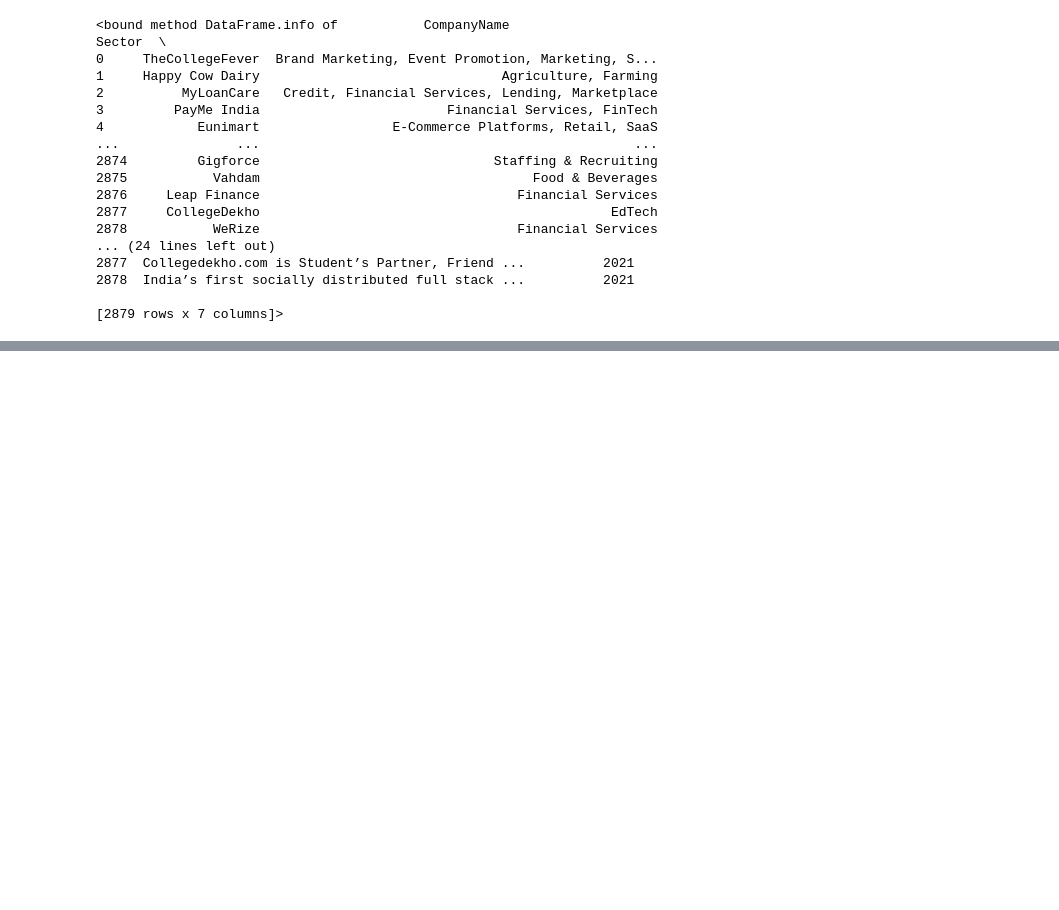
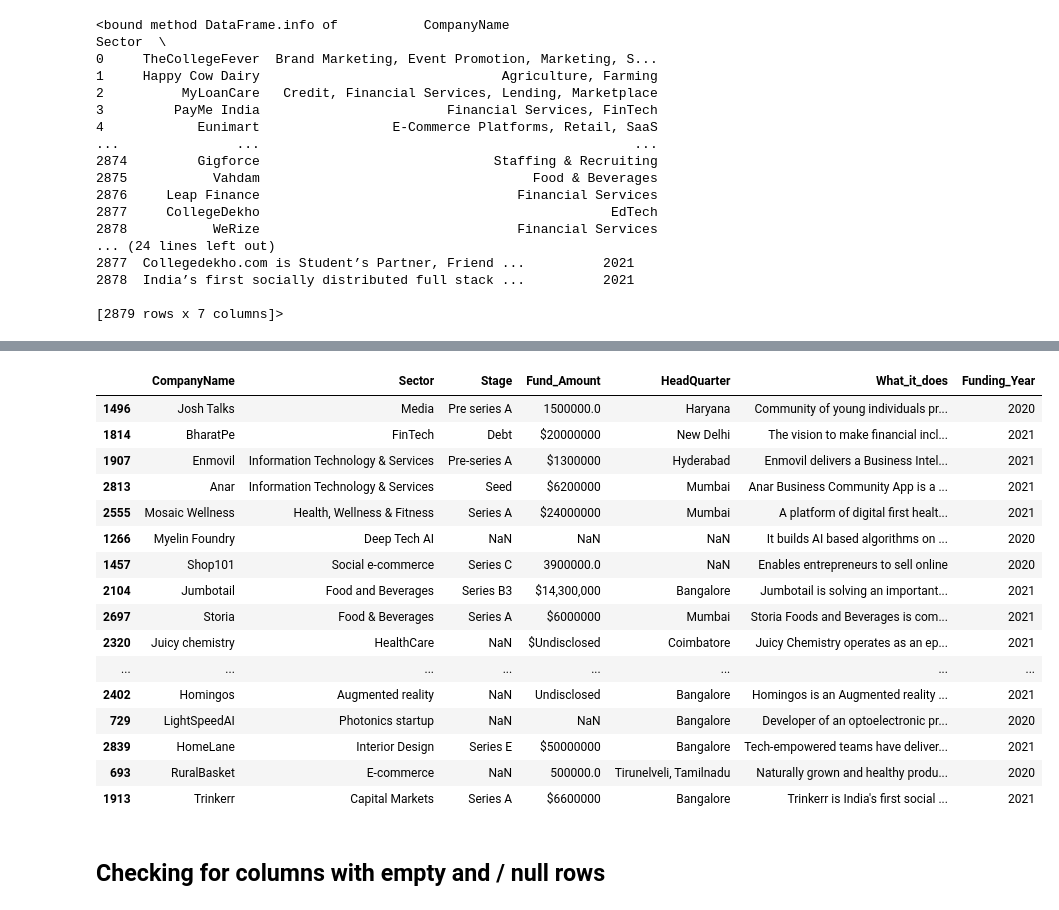
Before and after one commit to Safowaa/India-Start-Up-Funding-Data-Analysis, a Jupyter notebook: Main.ipynb, the cells around one changed output, grey strips where cells are left out. Drawn from its saved outputs; the diff is of its cells as text; code cells hidden in the pictures; blank space fills up the shorter version.

```diff
--- a/Main.ipynb
+++ b/Main.ipynb
@@ -801,3 +801,25 @@ combined21_18.head(20)
 | 17 | Fyle | Accounting, Business Information ... | Seed | 1100000 | Bengaluru, Karnataka, India | Fyle is an intelligent expense ma... | 2018 |
 | 18 | AppWharf | Artificial Intelligence, Product ... | Seed | — | New Delhi, Delhi, India | Appwharf is an intelligent assist... | 2018 |
 | 19 | Antariksh Waste Ventures Pvt ltd | Internet of Things, Waste Management | Seed | ₹500,000 | Chennai, Tamil Nadu, India | Waste Management for Smart Cities | 2018 |
+# %%
+combined21_18.sample(n=20)
+# %% [output]
+|  | CompanyName | Sector | Stage | Fund_Amount | HeadQuarter | What_it_does | Funding_Year |
+| 1496 | Josh Talks | Media | Pre series A | 1500000.0 | Haryana | Community of young individuals pr... | 2020 |
+| 1814 | BharatPe | FinTech | Debt | $20000000 | New Delhi | The vision to make financial incl... | 2021 |
+| 1907 | Enmovil | Information Technology & Services | Pre-series A | $1300000 | Hyderabad | Enmovil delivers a Business Intel... | 2021 |
+| 2813 | Anar | Information Technology & Services | Seed | $6200000 | Mumbai | Anar Business Community App is a ... | 2021 |
+| 2555 | Mosaic Wellness | Health, Wellness & Fitness | Series A | $24000000 | Mumbai | A platform of digital first healt... | 2021 |
+| 1266 | Myelin Foundry | Deep Tech AI | NaN | NaN | NaN | It builds AI based algorithms on ... | 2020 |
+| 1457 | Shop101 | Social e-commerce | Series C | 3900000.0 | NaN | Enables entrepreneurs to sell online | 2020 |
+| 2104 | Jumbotail | Food and Beverages | Series B3 | $14,300,000 | Bangalore | Jumbotail is solving an important... | 2021 |
+| 2697 | Storia | Food & Beverages | Series A | $6000000 | Mumbai | Storia Foods and Beverages is com... | 2021 |
+| 2320 | Juicy chemistry | HealthCare | NaN | $Undisclosed | Coimbatore | Juicy Chemistry operates as an ep... | 2021 |
+| ... | ... | ... | ... | ... | ... | ... | ... |
+| 2402 | Homingos | Augmented reality | NaN | Undisclosed | Bangalore | Homingos is an Augmented reality ... | 2021 |
+| 729 | LightSpeedAI | Photonics startup | NaN | NaN | Bangalore | Developer of an optoelectronic pr... | 2020 |
+| 2839 | HomeLane | Interior Design | Series E | $50000000 | Bangalore | Tech-empowered teams have deliver... | 2021 |
+| 693 | RuralBasket | E-commerce | NaN | 500000.0 | Tirunelveli, Tamilnadu | Naturally grown and healthy produ... | 2020 |
+| 1913 | Trinkerr | Capital Markets | Series A | $6600000 | Bangalore | Trinkerr is India's first social ... | 2021 |
+# %% [markdown]
+## Checking for columns with empty and / null rows
```
Also changed, not shown: parts of 7 cells of this notebook, 1 other file.
